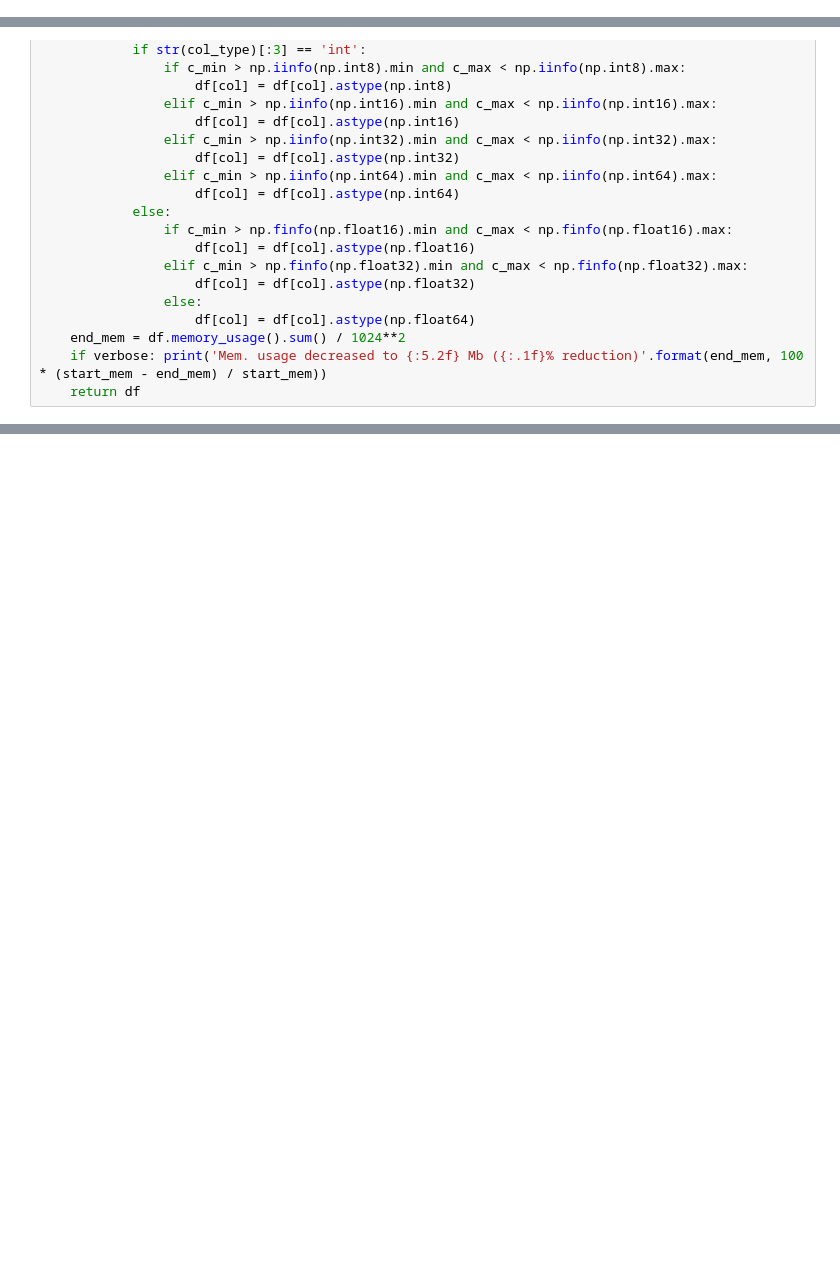
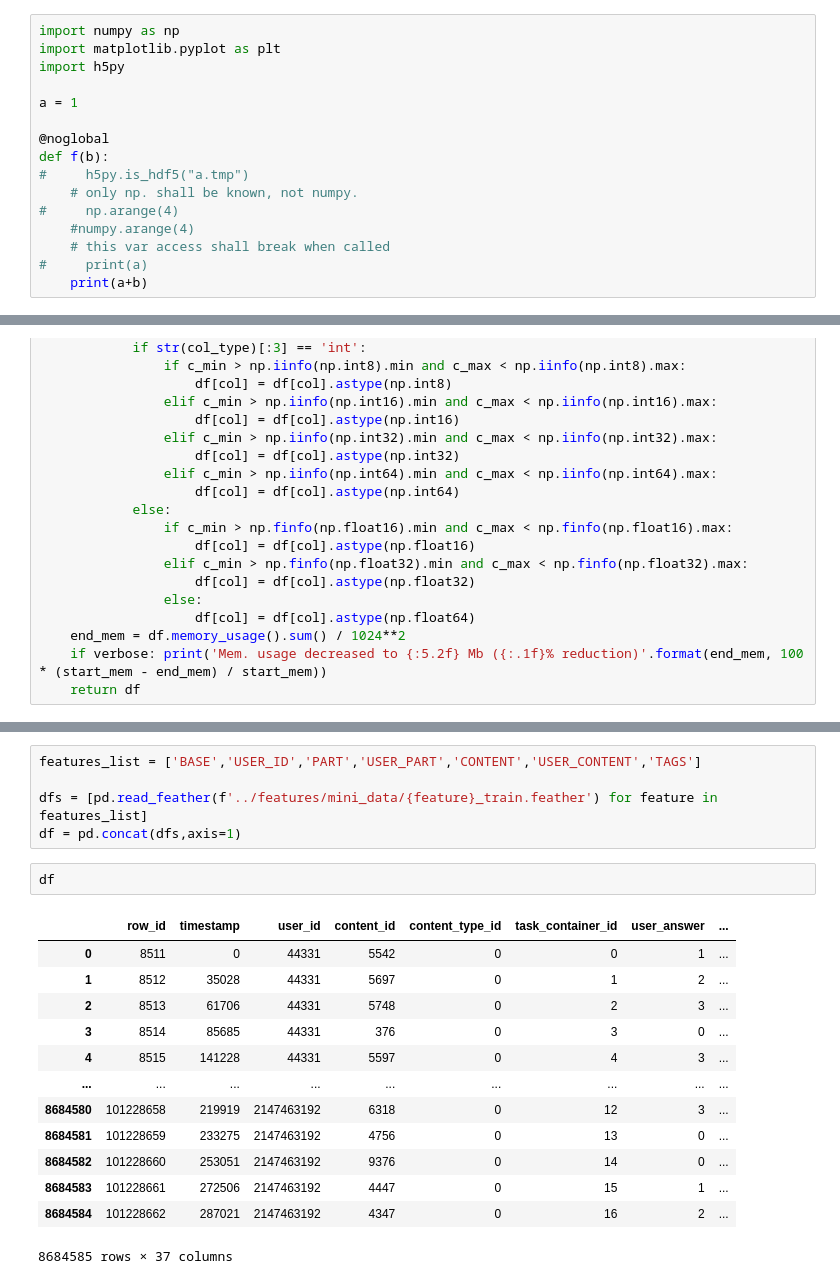
Before and after one commit to zakopuro/kaggle_Riiid, a Jupyter notebook: notebook/debug.ipynb, the cells around one changed output, grey strips where cells are left out. Cells and saved outputs as stored; diff of their text form; blank space fills up the shorter version.

```diff
--- a/notebook/debug.ipynb
+++ b/notebook/debug.ipynb
@@ -10,0 +26,16 @@ import gc
+# %%
+import numpy as np
+import matplotlib.pyplot as plt
+import h5py
+
+a = 1
+
+@noglobal
+def f(b):
+#     h5py.is_hdf5("a.tmp")
+    # only np. shall be known, not numpy.
+#     np.arange(4)
+    #numpy.arange(4)
+    # this var access shall break when called
+#     print(a)
+    print(a+b)
@@ -215,0 +144,21 @@ train_test.head()
+# %%
+features_list = ['BASE','USER_ID','PART','USER_PART','CONTENT','USER_CONTENT','TAGS']
+
+dfs = [pd.read_feather(f'../features/mini_data/{feature}_train.feather') for feature in features_list]
+df = pd.concat(dfs,axis=1)
+# %%
+df
+# %% [output]
+|  | row_id | timestamp | user_id | content_id | content_type_id | task_container_id | user_answer | ... |
+| 0 | 8511 | 0 | 44331 | 5542 | 0 | 0 | 1 | ... |
+| 1 | 8512 | 35028 | 44331 | 5697 | 0 | 1 | 2 | ... |
+| 2 | 8513 | 61706 | 44331 | 5748 | 0 | 2 | 3 | ... |
+| 3 | 8514 | 85685 | 44331 | 376 | 0 | 3 | 0 | ... |
+| 4 | 8515 | 141228 | 44331 | 5597 | 0 | 4 | 3 | ... |
+| ... | ... | ... | ... | ... | ... | ... | ... | ... |
+| 8684580 | 101228658 | 219919 | 2147463192 | 6318 | 0 | 12 | 3 | ... |
+| 8684581 | 101228659 | 233275 | 2147463192 | 4756 | 0 | 13 | 0 | ... |
+| 8684582 | 101228660 | 253051 | 2147463192 | 9376 | 0 | 14 | 0 | ... |
+| 8684583 | 101228661 | 272506 | 2147463192 | 4447 | 0 | 15 | 1 | ... |
+| 8684584 | 101228662 | 287021 | 2147463192 | 4347 | 0 | 16 | 2 | ... |
+8684585 rows × 37 columns
```
Also changed, not shown: parts of 43 cells of this notebook, 6 other files.
